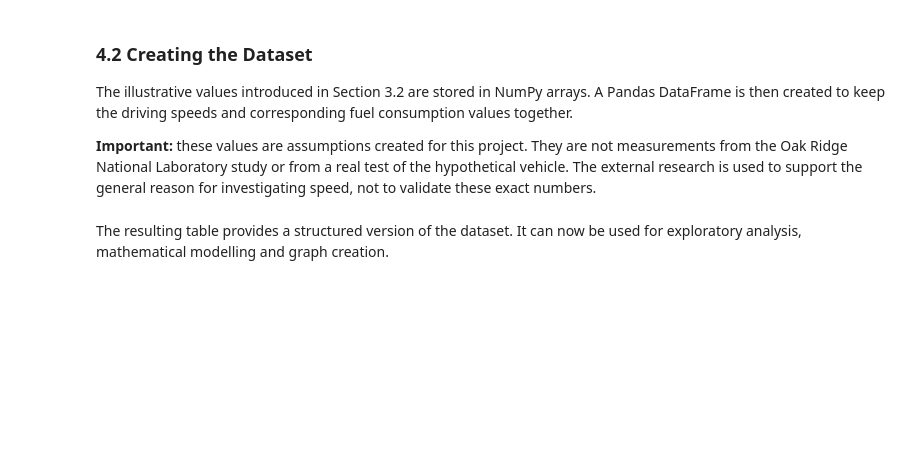
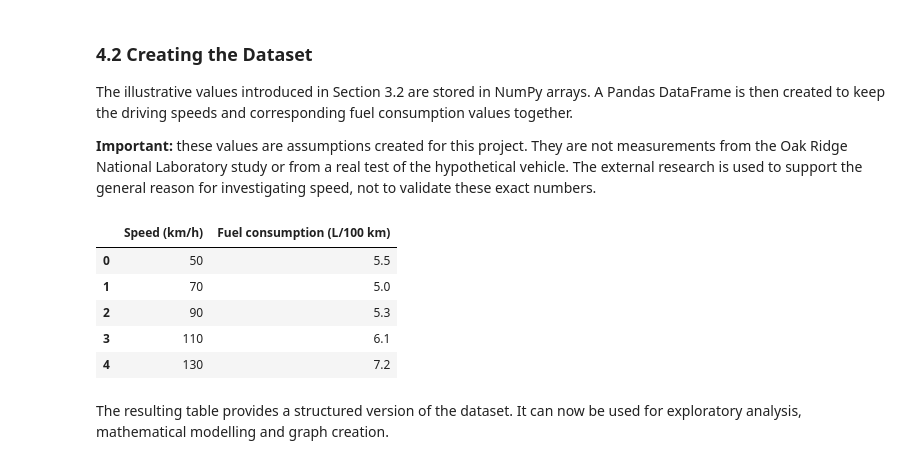
Before and after one commit to PoloPulseNiko/Math_Concepts_For_Developers_Exam, a Jupyter notebook: fuel_consumption_project.ipynb, the cells around one changed output. Cells and saved outputs as stored; diff of their text form; code cells hidden in the pictures; blank space fills up the shorter version.

```diff
--- a/fuel_consumption_project.ipynb
+++ b/fuel_consumption_project.ipynb
@@ -243,3 +224,20 @@ fuel_data
+# %%
+speed_kmh = np.array([50, 70, 90, 110, 130])
+consumption_l_per_100km = np.array([5.5, 5.0, 5.3, 6.1, 7.2])
+
+fuel_data = pd.DataFrame({
+    "Speed (km/h)": speed_kmh,
+    "Fuel consumption (L/100 km)": consumption_l_per_100km
+})
+
+fuel_data
+# %% [output]
+|  | Speed (km/h) | Fuel consumption (L/100 km) |
+| 0 | 50 | 5.5 |
+| 1 | 70 | 5.0 |
+| 2 | 90 | 5.3 |
+| 3 | 110 | 6.1 |
+| 4 | 130 | 7.2 |
 # %% [markdown]
 The resulting table provides a structured version of the dataset. It can now be used for exploratory analysis, mathematical modelling and graph creation.
 # %% [markdown]
```
Also changed, not shown: parts of 24 cells of this notebook.
